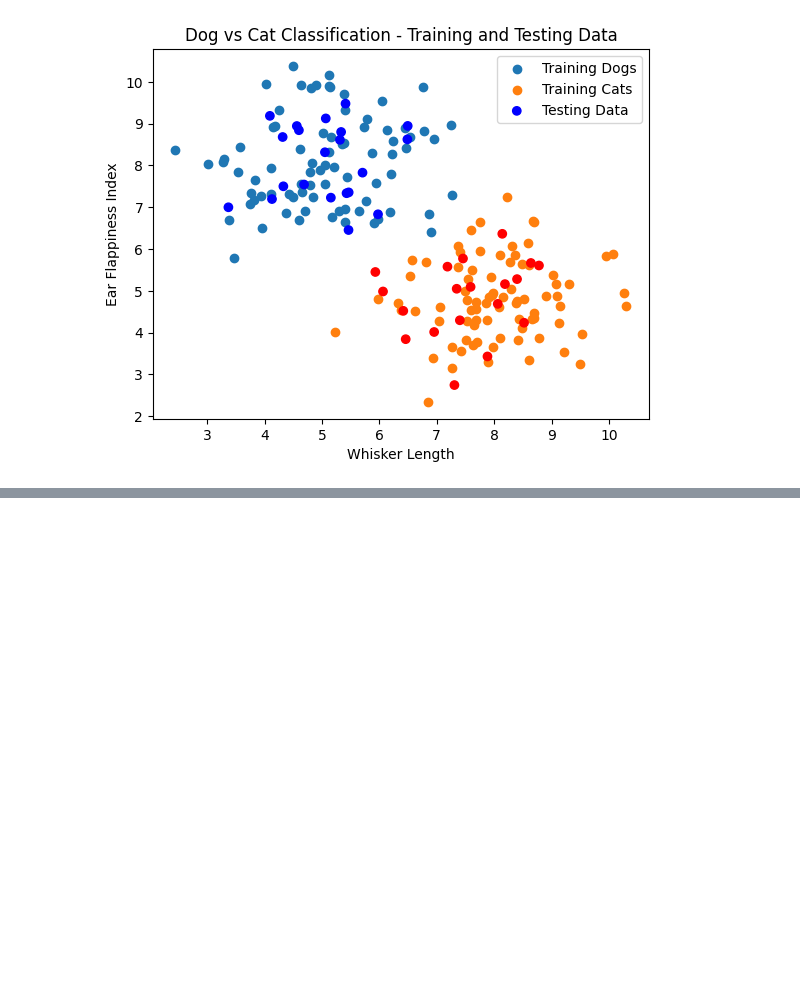
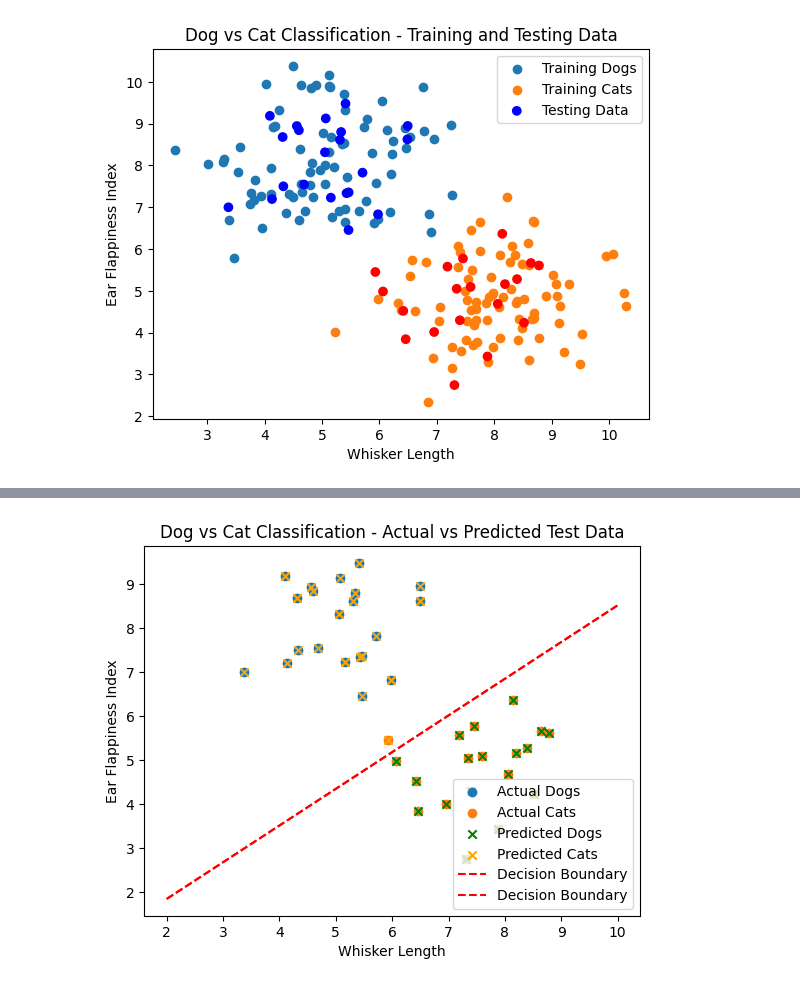
Before and after one commit to himanshuraimau/ai_learnings, a Jupyter notebook: Week1/Classification_Train_Test.ipynb, the cells around one changed output, grey strips where cells are left out. Drawn from its saved outputs; the diff is of its cells as text; code cells hidden in the pictures; blank space fills up the shorter version.

```diff
--- a/Week1/Classification_Train_Test.ipynb
+++ b/Week1/Classification_Train_Test.ipynb
@@ -125,23 +133,31 @@ print(f"Testing Error: {test_error}")
 # %%
 # Plot the actual test data and predicted test data
 plt.scatter(X_test[y_test == 0][:, 0], X_test[y_test == 0][:, 1], label='Actual Dogs')
 plt.scatter(X_test[y_test == 1][:, 0], X_test[y_test == 1][:, 1], label='Actual Cats')
 
 # Predict test data points using the decision boundary
 predicted_labels = np.zeros_like(y_test)
 for i, x_test in enumerate(X_test):
     if np.dot(best_theta_train, x_test) + best_theta0_train > 0:
         predicted_labels[i] = 1
 
 # Plot predicted test data points
 plt.scatter(X_test[predicted_labels == 0][:, 0], X_test[predicted_labels == 0][:, 1], marker='x', label='Predicted Dogs', color='green')
 plt.scatter(X_test[predicted_labels == 1][:, 0], X_test[predicted_labels == 1][:, 1], marker='x', label='Predicted Cats', color='orange')
 
+x_vals_test = np.linspace(2, 10, 100)
+y_vals_test = (-best_theta_train[0] / best_theta_train[1]) * x_vals_test - (best_theta0_train / best_theta_train[1])
+
+plt.plot(x_vals_test, y_vals_test, color='red', linestyle='--', label='Decision Boundary')
+
+
 # Plot decision boundary
 plt.plot(x_vals_test, y_vals_test, color='red', linestyle='--', label='Decision Boundary')
 
 plt.xlabel('Whisker Length')
 plt.ylabel('Ear Flappiness Index')
 plt.title('Dog vs Cat Classification - Actual vs Predicted Test Data')
 plt.legend()
 plt.show()
+# %% [output]
+[figure, added]
```
Also changed, not shown: parts of 6 cells of this notebook.
